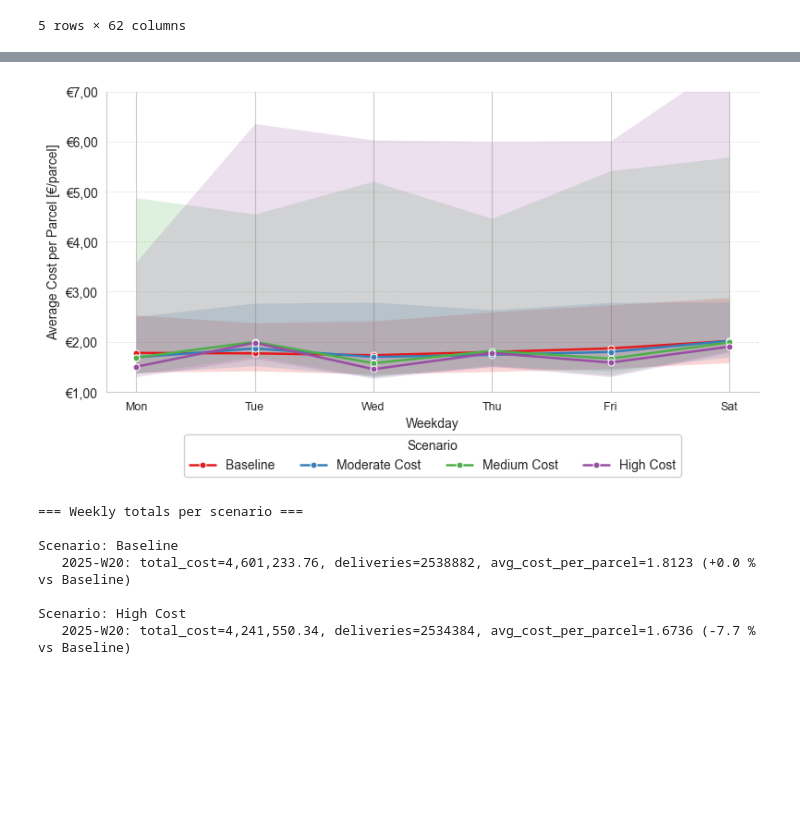
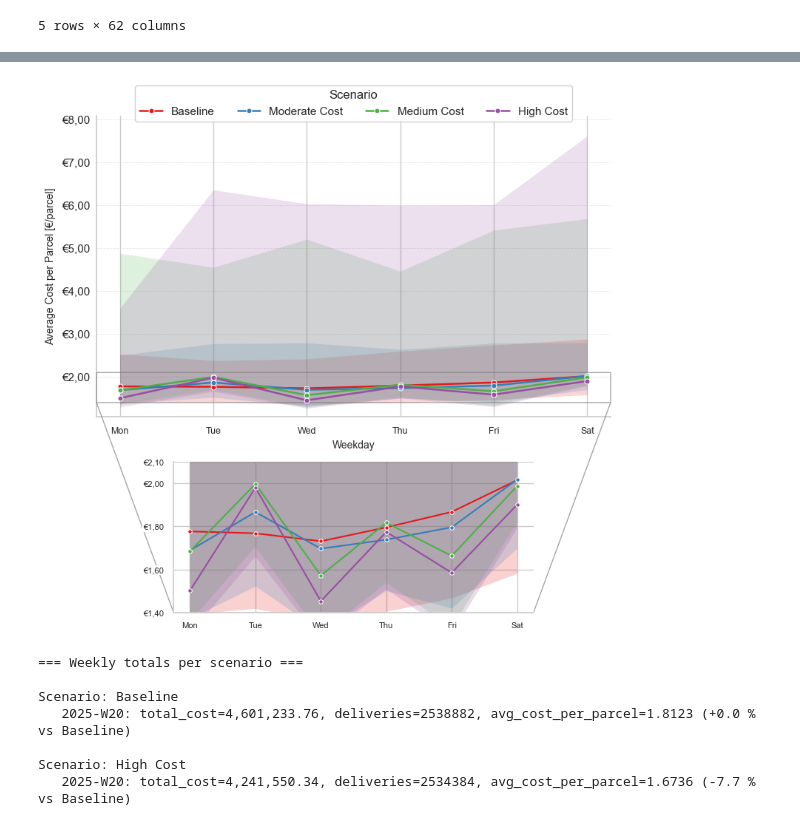
Before and after one commit to TUBS-IVS/HAGRID, a Jupyter notebook: parcel-analysis/result-analysis-batch-costs.ipynb, the cells around one changed output, grey strips where cells are left out. Saved outputs shown, nothing was run; the diff lists cells and outputs as text; code cells hidden in the pictures; blank space fills up the shorter version.

Commit message:
mobilTUM
mobilTUM Paper Plots added

```diff
--- a/parcel-analysis/result-analysis-batch-costs.ipynb
+++ b/parcel-analysis/result-analysis-batch-costs.ipynb
@@ -417,3 +467,5 @@ print(f"[OK] Saved {fig_path}")
+# %%
+df_all = df_all[df_all["Vehicle Utilization (%)"] > 0.05]
 # %%
 # =============================================================================
 # Stacked bars: daily vehicle (tour) counts per scenario, split Non-batch/Batch
@@ -721,6 +830,7 @@ import pandas as pd
 import matplotlib.pyplot as plt
 import seaborn as sns
 from matplotlib.ticker import FuncFormatter
+from mpl_toolkits.axes_grid1.inset_locator import inset_axes
 
 # ---------- 0) Preconditions ----------
 if 'df_all' not in globals() or df_all is None or len(df_all) == 0:
@@ -798,7 +908,7 @@ color_map = dict(zip(scenario_order, palette))
 
 # ---------- 4) Plot (paper-ready) ----------
 sns.set_style("whitegrid")
-plt.figure(figsize=(8, 4.5))
+plt.figure(figsize=(8, 5.3))
 
 def euro_fmt(v, _):
     if pd.isna(v):
@@ -813,15 +923,6 @@ ax = sns.lineplot(
     marker='o', markersize=5, linewidth=1.8,  zorder=9999
 )
 
-# --- 2) Szenario-Mittel (bleibt wie gehabt, nur zorder etwas höher) ---
-# sns.lineplot(
-#     data=avg_cpp.sort_values(['scenario_label','weekday']),
-#     x='weekday', y='cost_per_parcel_day',
-#     hue='scenario_label', hue_order=draw_order,
-#     palette=color_map, marker='o', markersize=5, linewidth=2.0,
-#     ax=ax, zorder=len(draw_order)+2
-# )
-
 per_run_carrier = (
     work.groupby(['scenario','provider','weekday','run_name'], dropna=False)
         .agg(total_cost=('vehicle_cost','sum'),
@@ -834,7 +935,7 @@ per_run_carrier['cost_per_parcel_day'] = np.where(
     np.nan
 )
 
-# Average per carrier (still per scenario x weekday)
+# Average per carrier (per scenario x weekday)
 avg_cpp_carrier = (
     per_run_carrier.groupby(['scenario','provider','weekday'], as_index=False)['cost_per_parcel_day']
                    .mean()
@@ -843,8 +944,7 @@ avg_cpp_carrier = (
 for df_ in [avg_cpp, avg_cpp_carrier]:
     df_['scenario_label'] = df_['scenario'].map(scenario_display).fillna(df_['scenario'])
 
-
-# --- 1) Faint scenario bands (e.g., 10–90% over carriers), drawn in order ---
+# --- Scenario bands: min/max of carrier averages per weekday ---
 draw_order = ["Baseline", "Moderate Cost", "Medium Cost", "High Cost"][:]
 weekday_idx = dict(zip(weekday_order, range(len(weekday_order))))  # {"Mon":0,...}
 
@@ -853,52 +953,94 @@ for z, scen in enumerate(draw_order, start=1):
         continue
     col = color_map[scen]
 
-    # Verteilung über Carrier je Wochentag
     sub = avg_cpp_carrier.loc[avg_cpp_carrier["scenario_label"] == scen,
                               ["weekday", "cost_per_parcel_day"]].copy()
 
     band = (sub.groupby("weekday", as_index=False)["cost_per_parcel_day"]
-              .agg(low=lambda s: np.nanpercentile(s, 0),
-                   high=lambda s: np.nanpercentile(s, 100))
+              .agg(low='min', high='max')
               .sort_values("weekday"))
 
     x = band["weekday"].map(weekday_idx).to_numpy()
     low = band["low"].to_numpy()
     high = band["high"].to_numpy()
 
-    # Transparentes Band
     ax.fill_between(
-        x, low, high, color=col, alpha=0.18, linewidth=0, zorder=z  # zorder steuert Malreihenfolge
+        x, low, high, color=col, alpha=0.18, linewidth=0, zorder=z
     )
-
 
 # Axes & labels
 ax.set_xlabel("Weekday", fontsize=10)
-ax.set_ylabel("Average Cost per Parcel [€/parcel]", fontsize=10)
+ax.set_ylabel("Average Cost per Parcel [€/parcel]", fontsize=10, labelpad=6)
 ax.set_xticks(range(len(weekday_labels)))
-ax.set_xticklabels(weekday_labels, fontsize=9)
+ax.set_xticklabels(weekday_labels, fontsize=9, ha='center')
 ax.yaxis.set_major_formatter(FuncFormatter(euro_fmt))
+ax.tick_params(axis='y', direction='in', pad=6)
+ax.tick_params(axis='x', pad=4)
 
 # Grid & spines
 ax.grid(axis="y", linestyle="--", linewidth=0.6, alpha=0.5)
 for spine in ["top","right"]:
     ax.spines[spine].set_visible(False)
 
-# Legend below in one row
+# Legend above to free bottom space
 leg = ax.legend(
     title="Scenario",
-    loc="upper center", bbox_to_anchor=(0.5, -0.12),
+    loc="upper center", bbox_to_anchor=(0.5, 1.12),
     ncol=len(present), frameon=True, fancybox=True, framealpha=0.9
 )
 plt.tight_layout()
 
-ax.set_ylim(1,7)
+# Y-limits: keep full range on main, plus a zoomed inset placed below
+y_min_main = max(0, np.nanmin(per_run_carrier['cost_per_parcel_day']) - 0.2)
+y_max_main = np.nanmax(per_run_carrier['cost_per_parcel_day']) * 1.05
+ax.set_ylim(y_min_main, y_max_main)
 
+# Zoom inset for the informative range (centered below)
+y_focus_min, y_focus_max = 1.4, 2.1
+ax_inset = inset_axes(
+    ax, width="70%", height="50%", loc="lower center",
+    bbox_to_anchor=(0, -0.65, 1, 1), bbox_transform=ax.transAxes, borderpad=0,
+ )
+sns.lineplot(
+    data=avg_cpp.sort_values(['scenario_label','weekday']),
+    x='weekday', y='cost_per_parcel_day',
+    hue='scenario_label', hue_order=present,
+    palette=color_map,
+    marker='o', markersize=4, linewidth=1.5,  ax=ax_inset, legend=False
+)
+
+for z, scen in enumerate(draw_order, start=1):
+    if scen not in avg_cpp_carrier["scenario_label"].unique():
+        continue
+    col = color_map[scen]
+    sub = avg_cpp_carrier.loc[avg_cpp_carrier["scenario_label"] == scen,
+                              ["weekday", "cost_per_parcel_day"]].copy()
+    band = (sub.groupby("weekday", as_index=False)["cost_per_parcel_day"]
+              .agg(low='min', high='max')
+              .sort_values("weekday"))
+    x = band["weekday"].map(weekday_idx).to_numpy()
+    low = band["low"].to_numpy()
+    high = band["high"].to_numpy()
+    ax_inset.fill_between(x, low, high, color=col, alpha=0.20, linewidth=0)
+
+ax_inset.set_ylim(y_focus_min, y_focus_max)
+ax_inset.set_yticks([1.4, 1.6, 1.8, 2.0, 2.1])
+ax_inset.yaxis.set_major_formatter(FuncFormatter(euro_fmt))
+ax_inset.set_xlabel("")
+ax_inset.set_ylabel("")
+ax_inset.tick_params(axis='x', labelrotation=0, labelsize=8)
+ax_inset.tick_params(axis='y', labelsize=8)
+for spine in ["top","right"]:
+    ax_inset.spines[spine].set_visible(False)
+
+for label in ax_inset.get_yticklabels():
+    label.set_bbox(dict(facecolor="white", edgecolor="none", pad=1))
+ax.indicate_inset_zoom(ax_inset, edgecolor="gray", alpha=0.7)
 
 plt.savefig("avg_cost_per_parcel_by_weekday.pdf", dpi=300, bbox_inches="tight")
 plt.show()
 # %% [output]
-[figure, old version]
+[figure, new version]
 # %%
 import re
 from datetime import datetime
```
Also changed, not shown: parts of 4 cells of this notebook, 6 other files.
